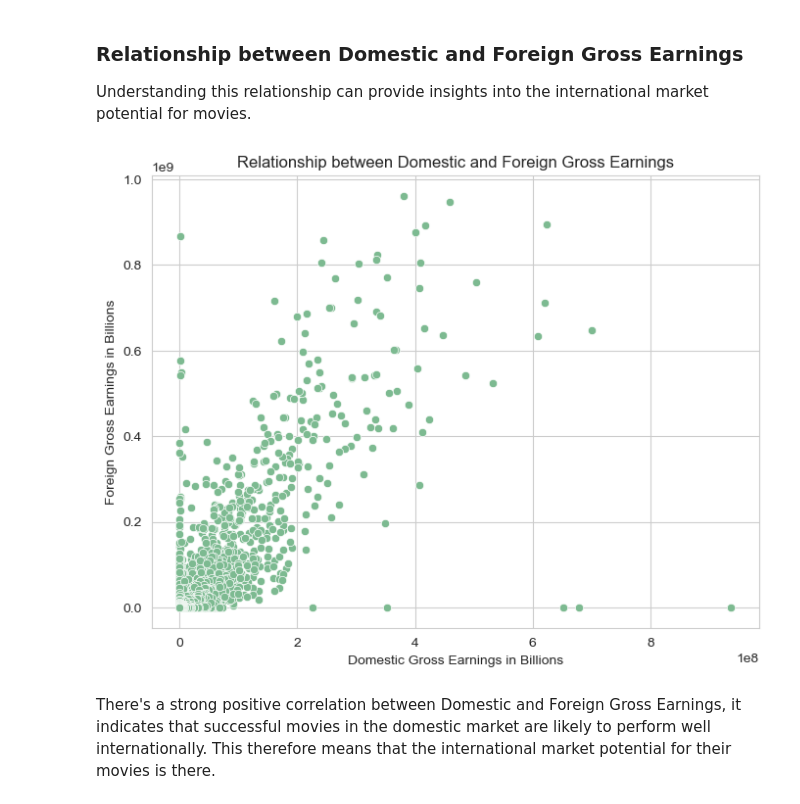
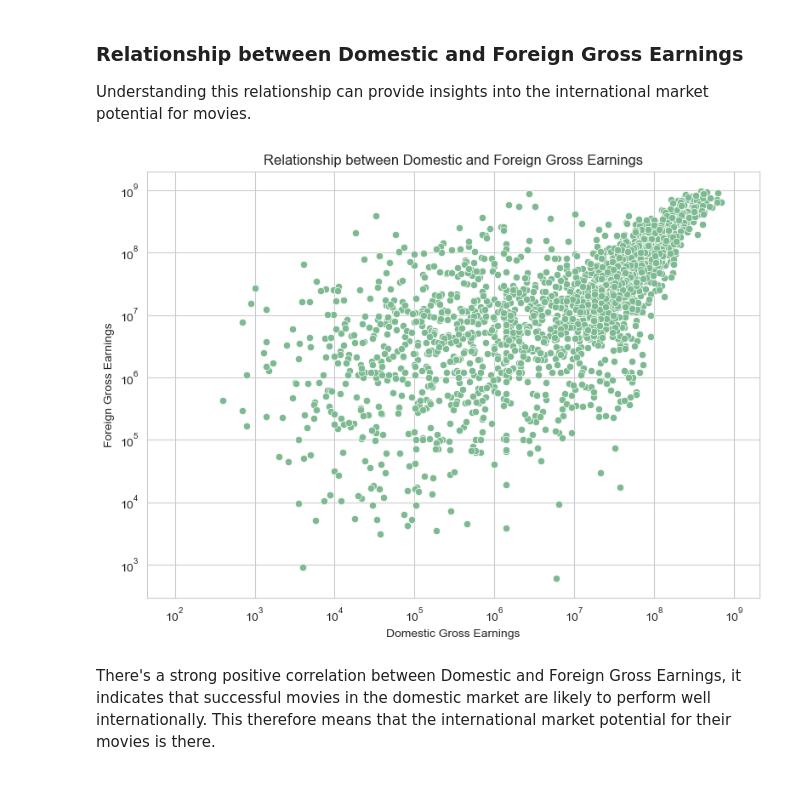
Before and after one commit to geomwangi007/Microsoft-Studio-Project, a Jupyter notebook: student.ipynb, the cells around one changed output. Cells and saved outputs as stored; diff of their text form; code cells hidden in the pictures.

```diff
--- a/student.ipynb
+++ b/student.ipynb
@@ -232,14 +234,24 @@ This plot provides insights into the performance of different studios. Microsoft
 
 Understanding this relationship can provide insights into the international market potential for movies.
 # %%
+
 fig, ax = plt.subplots(figsize=(8, 6))
 sns.scatterplot(x='domestic_gross', y='foreign_gross', data=bom_movie_gross, ax=ax)
+
+# Applying logarithmic scaling to both axes due to the size
+ax.set_xscale('log')
+ax.set_yscale('log')
+
 ax.set_title('Relationship between Domestic and Foreign Gross Earnings')
-ax.set_xlabel('Domestic Gross Earnings in Billions')
-ax.set_ylabel('Foreign Gross Earnings in Billions')
+ax.set_xlabel('Domestic Gross Earnings')
+ax.set_ylabel('Foreign Gross Earnings')
+
+# Tight layout and show the plot
+plt.tight_layout()
+plt.savefig('Relationship between Domestic and Foreign Gross Earnings.png')
 plt.show()
 # %% [output]
-[figure, old version]
+[figure, new version]
 # %% [markdown]
 There's a strong positive correlation between Domestic and Foreign Gross Earnings, it indicates that successful movies in the domestic market are likely to perform well internationally. This therefore means that the international market potential for their movies is there.
 # %% [markdown]
```
Also changed, not shown: parts of 15 cells of this notebook, 1 other file.
